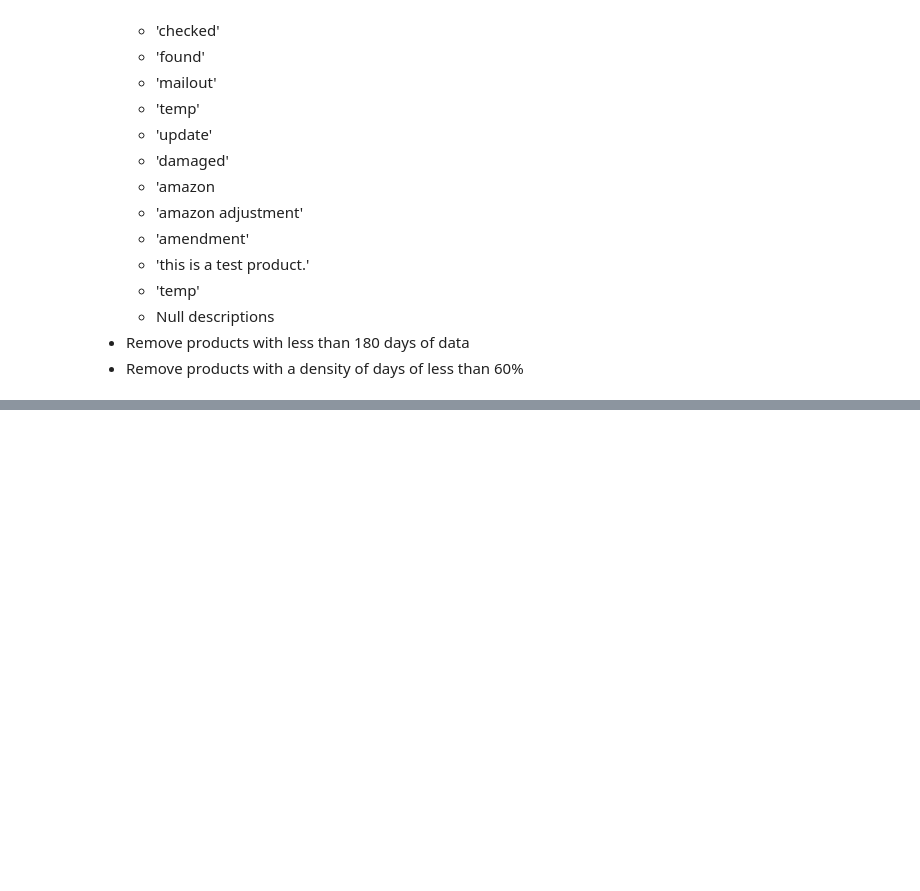
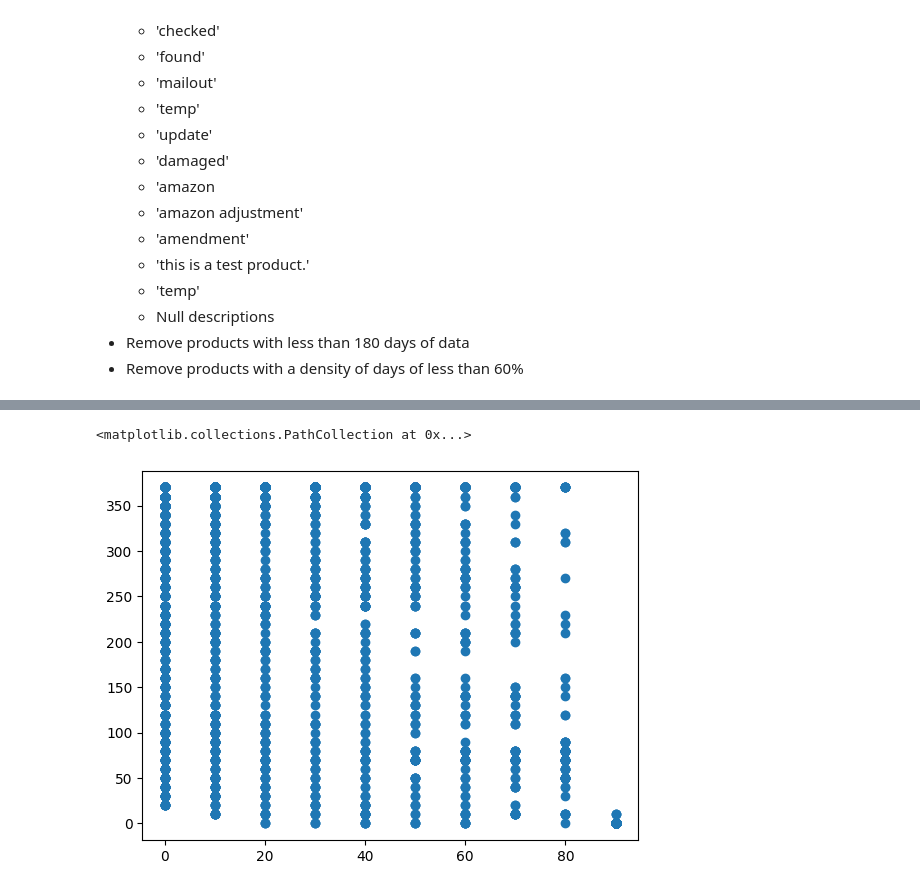
Before and after one commit to luizvalle/ieor4578_project2, a Jupyter notebook: notebooks/online_retail_dataset_exploration.ipynb, the cells around one changed output, grey strips where cells are left out. Saved outputs shown, nothing was run; the diff lists cells and outputs as text; code cells hidden in the pictures; blank space fills up the shorter version.

```diff
--- a/notebooks/online_retail_dataset_exploration.ipynb
+++ b/notebooks/online_retail_dataset_exploration.ipynb
@@ -846,0 +991,5 @@ fuzz.ratio('coffee mug pink paisley design', 'coffee mug blue paisley design')
+# %%
+plt.scatter(density_bin, num_days_spanned_bin)
+# %% [output]
+<matplotlib.collections.PathCollection at 0x...>
+[figure, added]
```
Also changed, not shown: parts of 31 cells of this notebook.
